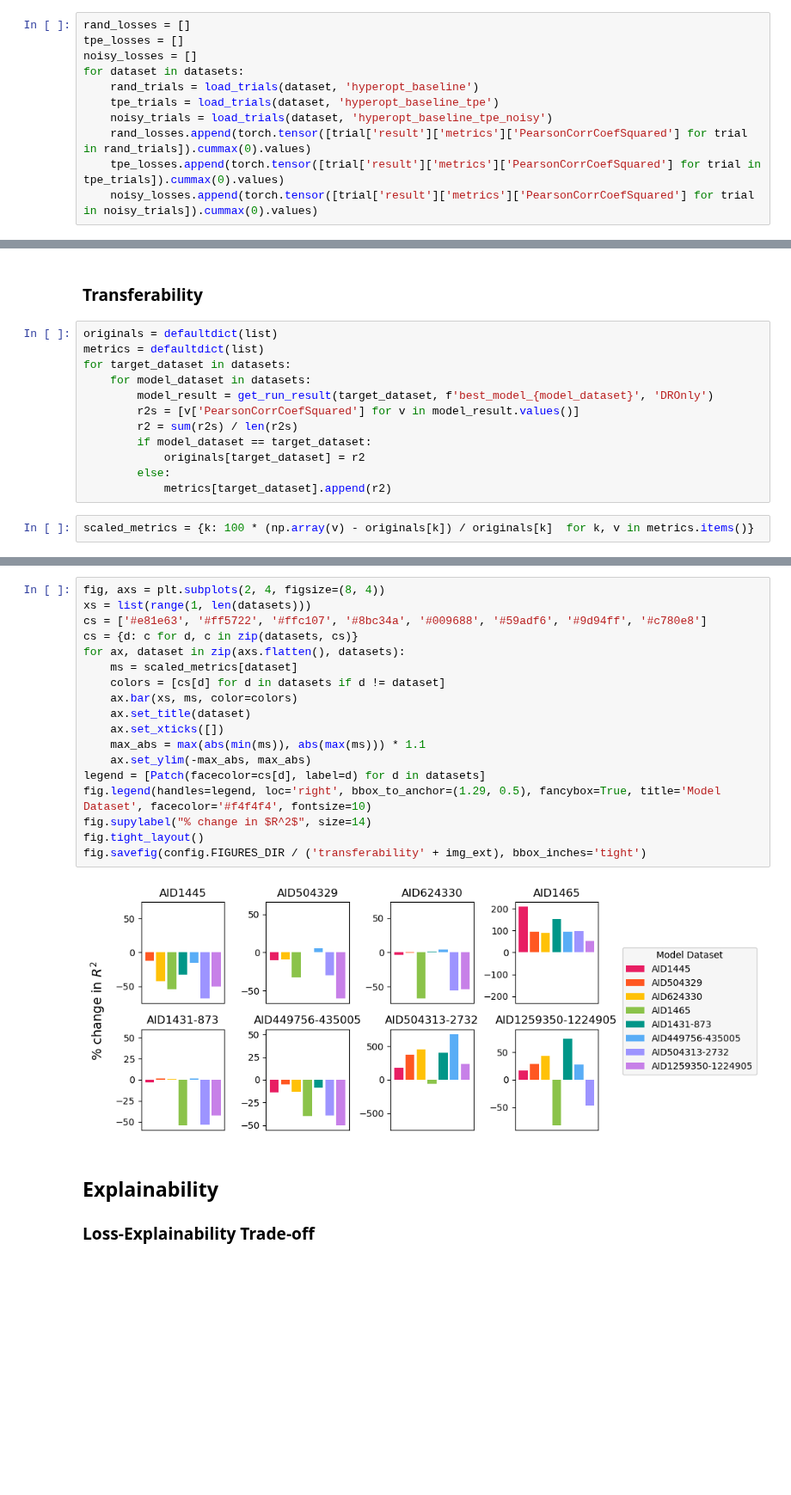
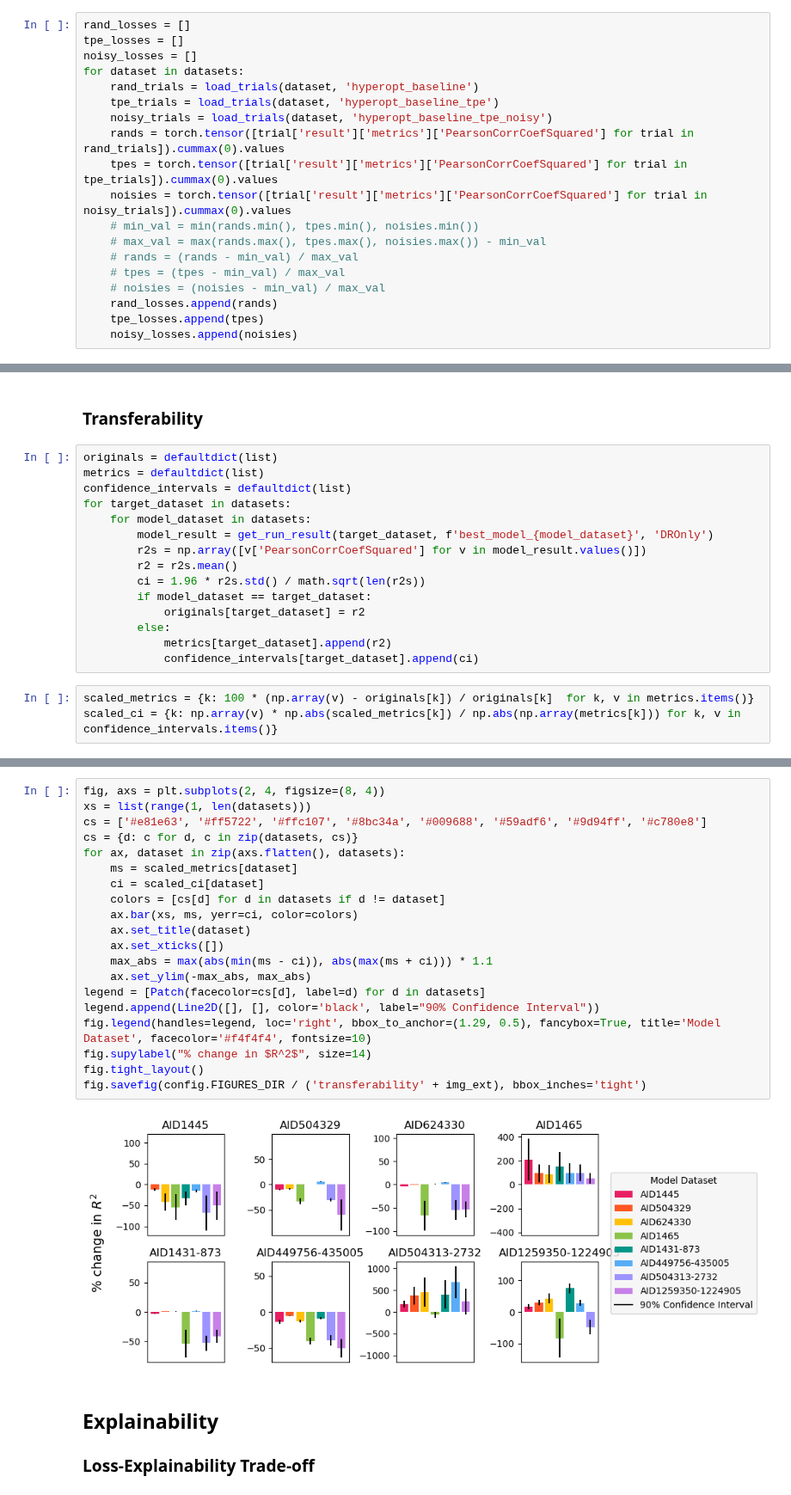
Before and after one commit to harryknighton/drug-discovery-automl, a Jupyter notebook: notebooks/evaluation.ipynb, the cells around one changed output, grey strips where cells are left out. Shown at 86% size. Drawn from its saved outputs; the diff is of its cells as text; blank space fills up the shorter version.

Commit message:
Added error bars to transferability bar plot

```diff
--- a/notebooks/evaluation.ipynb
+++ b/notebooks/evaluation.ipynb
@@ -477,9 +479,17 @@ for dataset in datasets:
     rand_trials = load_trials(dataset, 'hyperopt_baseline')
     tpe_trials = load_trials(dataset, 'hyperopt_baseline_tpe')
     noisy_trials = load_trials(dataset, 'hyperopt_baseline_tpe_noisy')
-    rand_losses.append(torch.tensor([trial['result']['metrics']['PearsonCorrCoefSquared'] for trial in rand_trials]).cummax(0).values)
-    tpe_losses.append(torch.tensor([trial['result']['metrics']['PearsonCorrCoefSquared'] for trial in tpe_trials]).cummax(0).values)
-    noisy_losses.append(torch.tensor([trial['result']['metrics']['PearsonCorrCoefSquared'] for trial in noisy_trials]).cummax(0).values)
+    rands = torch.tensor([trial['result']['metrics']['PearsonCorrCoefSquared'] for trial in rand_trials]).cummax(0).values
+    tpes = torch.tensor([trial['result']['metrics']['PearsonCorrCoefSquared'] for trial in tpe_trials]).cummax(0).values
+    noisies = torch.tensor([trial['result']['metrics']['PearsonCorrCoefSquared'] for trial in noisy_trials]).cummax(0).values
+    # min_val = min(rands.min(), tpes.min(), noisies.min())
+    # max_val = max(rands.max(), tpes.max(), noisies.max()) - min_val
+    # rands = (rands - min_val) / max_val
+    # tpes = (tpes - min_val) / max_val
+    # noisies = (noisies - min_val) / max_val
+    rand_losses.append(rands)
+    tpe_losses.append(tpes)
+    noisy_losses.append(noisies)
 # %%
 xs = list(range(1, 501))
 fig, axs = plt.subplots(3, 3, figsize=(9, 6))
@@ -522,14 +532,18 @@ fig.savefig(config.FIGURES_DIR / ('convergence' + img_ext), bbox_inches='tight')
 # %%
 originals = defaultdict(list)
 metrics = defaultdict(list)
+confidence_intervals = defaultdict(list)
 for target_dataset in datasets:
     for model_dataset in datasets:
         model_result = get_run_result(target_dataset, f'best_model_{model_dataset}', 'DROnly')
-        r2s = [v['PearsonCorrCoefSquared'] for v in model_result.values()]
-        r2 = sum(r2s) / len(r2s)
+        r2s = np.array([v['PearsonCorrCoefSquared'] for v in model_result.values()])
+        r2 = r2s.mean()
+        ci = 1.96 * r2s.std() / math.sqrt(len(r2s))
         if model_dataset == target_dataset:
             originals[target_dataset] = r2
         else:
             metrics[target_dataset].append(r2)
+            confidence_intervals[target_dataset].append(ci)
 # %%
 scaled_metrics = {k: 100 * (np.array(v) - originals[k]) / originals[k]  for k, v in metrics.items()}
+scaled_ci = {k: np.array(v) * np.abs(scaled_metrics[k]) / np.abs(np.array(metrics[k])) for k, v in confidence_intervals.items()}
@@ -536,23 +558,25 @@ scaled_metrics = {k: 100 * (np.array(v) - originals[k]) / originals[k]  for k, v
 # %%
 fig, axs = plt.subplots(2, 4, figsize=(8, 4))
 xs = list(range(1, len(datasets)))
 cs = ['#e81e63', '#ff5722', '#ffc107', '#8bc34a', '#009688', '#59adf6', '#9d94ff', '#c780e8']
 cs = {d: c for d, c in zip(datasets, cs)}
 for ax, dataset in zip(axs.flatten(), datasets):
     ms = scaled_metrics[dataset]
+    ci = scaled_ci[dataset]
     colors = [cs[d] for d in datasets if d != dataset]
-    ax.bar(xs, ms, color=colors)
+    ax.bar(xs, ms, yerr=ci, color=colors)
     ax.set_title(dataset)
     ax.set_xticks([])
-    max_abs = max(abs(min(ms)), abs(max(ms))) * 1.1
+    max_abs = max(abs(min(ms - ci)), abs(max(ms + ci))) * 1.1
     ax.set_ylim(-max_abs, max_abs)
 legend = [Patch(facecolor=cs[d], label=d) for d in datasets]
+legend.append(Line2D([], [], color='black', label="90% Confidence Interval"))
 fig.legend(handles=legend, loc='right', bbox_to_anchor=(1.29, 0.5), fancybox=True, title='Model Dataset', facecolor='#f4f4f4', fontsize=10)
 fig.supylabel("% change in $R^2$", size=14)
 fig.tight_layout()
 fig.savefig(config.FIGURES_DIR / ('transferability' + img_ext), bbox_inches='tight')
 # %% [output]
-[figure, old version]
+[figure, new version]
 # %% [markdown]
 ## Explainability
 ### Loss-Explainability Trade-off
```
Also changed, not shown: parts of 5 cells of this notebook.
